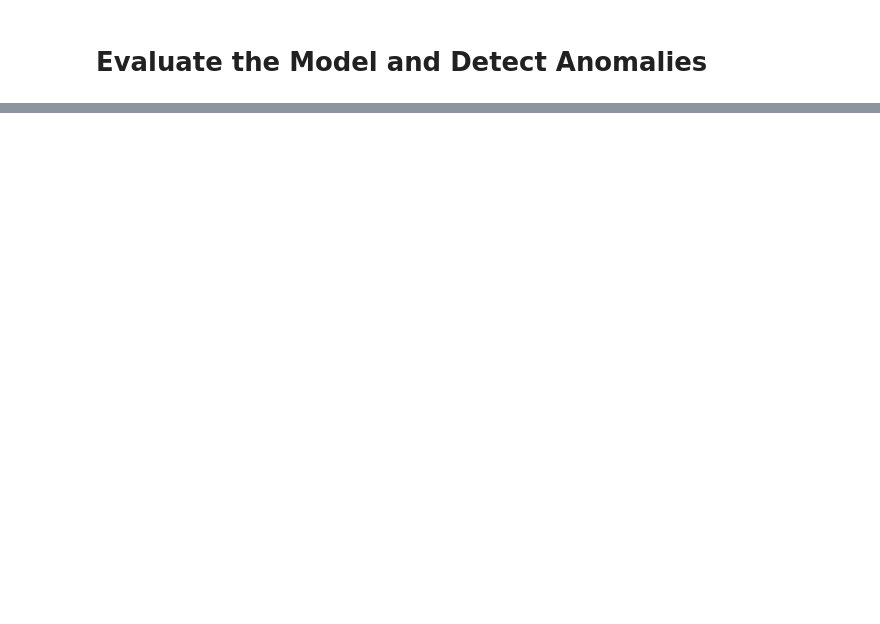
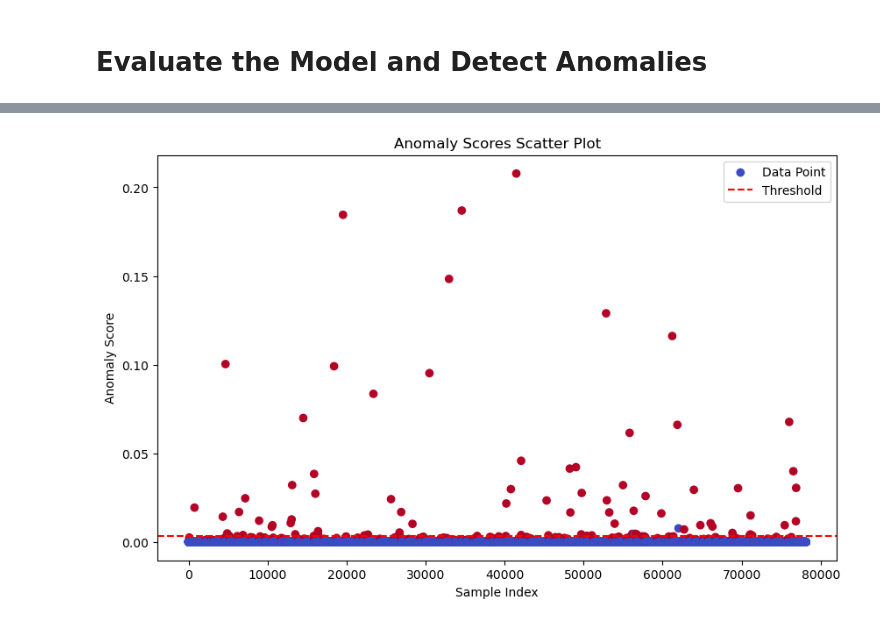
Before and after one commit to jed-ho/CVAE, a Jupyter notebook: CondVAE_s5.ipynb, the cells around one changed output, grey strips where cells are left out. Saved outputs shown, nothing was run; the diff lists cells and outputs as text; code cells hidden in the pictures; blank space fills up the shorter version.

```diff
--- a/CondVAE_s5.ipynb
+++ b/CondVAE_s5.ipynb
@@ -143,16 +150,12 @@ class TimeSeriesDataset(Dataset):
 # %%
 batch_size = 64  # Adjust as needed
 
-# Labeled training data loader
-train_labeled_dataset = TimeSeriesDataset(X_train_labeled, y_train_labeled)
-train_labeled_loader = DataLoader(train_labeled_dataset, batch_size=batch_size, shuffle=True)
-
-# Unlabeled training data loader
-train_unlabeled_dataset = TimeSeriesDataset(X_train_unlabeled)
-train_unlabeled_loader = DataLoader(train_unlabeled_dataset, batch_size=batch_size, shuffle=True)
+# Training data loader
+train_dataset = TimeSeriesDataset(X_train_tensor, y_train_tensor)
+train_loader = DataLoader(train_dataset, batch_size=batch_size, shuffle=False) #TODO adjust Shuffle training data?
 
 # Test data loader
-test_dataset = TimeSeriesDataset(X_test, y_test)
+test_dataset = TimeSeriesDataset(X_test_tensor, y_test_tensor)
 test_loader = DataLoader(test_dataset, batch_size=batch_size, shuffle=False)
 # %% [markdown]
 # Instantiate and Train the Conditional VAE
@@ -255,0 +253,17 @@ Average Precision Score: 0.0445
+# %%
+# Define the scale factor
+scale = 2  # You can adjust this value
+# Calculate the threshold
+threshold = np.mean(train_anomaly_scores) + scale * np.std(train_anomaly_scores)
+print(f"Anomaly Detection Threshold: {threshold}")
+# Classify test data based on threshold
+threshold_predictions = (test_anomaly_scores > threshold).astype(int)
+
+# Evaluate threshold-based predictions
+print("Threshold-based Classification Report:")
+print(classification_report(test_true_labels, threshold_predictions, target_names=['Normal', 'Anomaly']))
+
+# Confusion matrix
+cm_threshold = confusion_matrix(test_true_labels, threshold_predictions)
+print("Threshold-based Confusion Matrix:")
+print(cm_threshold)
@@ -266,0 +296,15 @@ plt.show()
+# %%
+def plot_anomaly_scores_scatter(anomaly_scores, true_labels, threshold):
+    plt.figure(figsize=(10, 6))
+    plt.scatter(range(len(anomaly_scores)), anomaly_scores, c=true_labels, cmap='coolwarm', label='Data Point')
+    plt.axhline(threshold, color='red', linestyle='--', label='Threshold')
+    plt.title('Anomaly Scores Scatter Plot')
+    plt.xlabel('Sample Index')
+    plt.ylabel('Anomaly Score')
+    plt.legend()
+    plt.show()
+
+# Call the function
+plot_anomaly_scores_scatter(test_anomaly_scores, test_true_labels, threshold)
+# %% [output]
+[figure, added]
```
Also changed, not shown: parts of 23 cells of this notebook, 6 other files.
